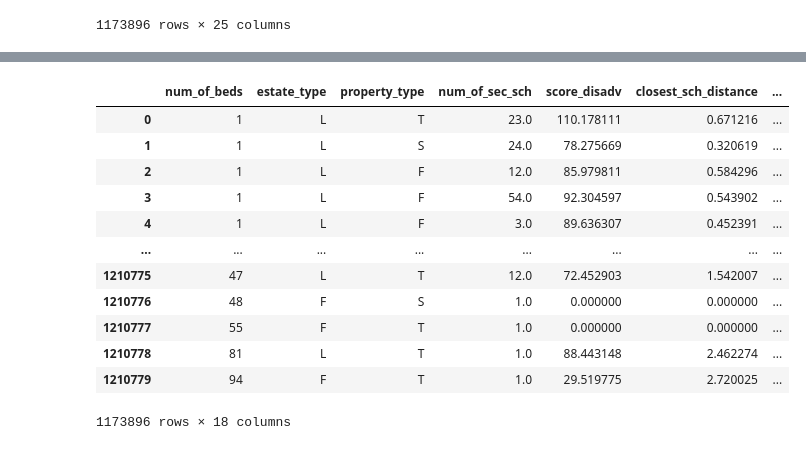
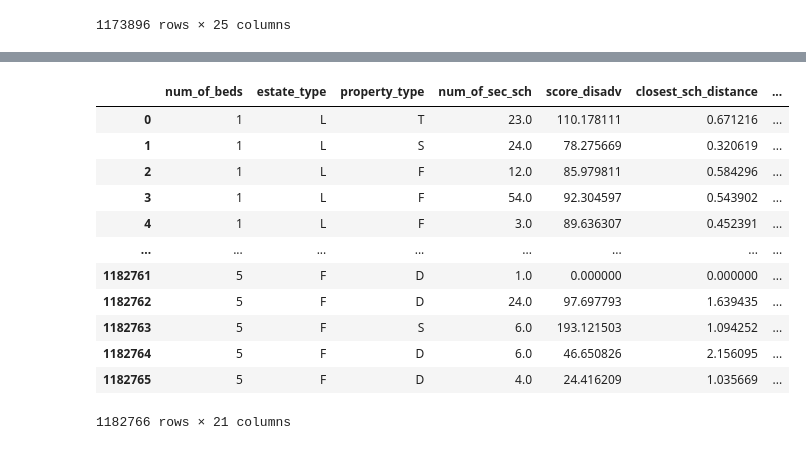
Before and after one commit to oxanaRC/CE902, a Jupyter notebook: Building_experimental_dataset.ipynb, the cells around one changed output, grey strips where cells are left out. Cells and saved outputs as stored; diff of their text form; code cells hidden in the pictures.

```diff
--- a/Building_experimental_dataset.ipynb
+++ b/Building_experimental_dataset.ipynb
@@ -520,6 +537,6 @@ See the caveats in the documentation: https://pandas.pydata.org/pandas-docs/stab
 # %%
 #extracting historic (3 months) median price per bedroom for each postal area
-sqlstring='SELECT  median_hist_3mth_ppb.postcode_area_m_y,  median_hist_3mth_ppb.median_ppb_3mnths_ago FROM projectdata.median_hist_3mth_ppb'
+sqlstring='SELECT   median_hist_3mnth_after_removed_outliers.postcode_area_m_y,   median_hist_3mnth_after_removed_outliers.median_ppb_3mnths_ago FROM projectdata. median_hist_3mnth_after_removed_outliers'
 hist_median_ppb_3mnth=db.sql(sqlstring)
 df_hist_median_ppb_3mnth=pd.DataFrame(hist_median_ppb_3mnth)
 df_hist_median_ppb_3mnth
@@ -540,6 +557,6 @@ df_hist_median_ppb_3mnth
 # %%
 #extracting historic (4 months) median price per bedroom for each postal area
-sqlstring='SELECT  median_hist_4mth_ppb.postcode_area_m_y,  median_hist_4mth_ppb.median_ppb_4mnths_ago FROM projectdata.median_hist_4mth_ppb'
+sqlstring='SELECT  median_hist_4mnth_after_removed_outliers.postcode_area_m_y,  median_hist_4mnth_after_removed_outliers.median_ppb_4mnths_ago FROM projectdata.median_hist_4mnth_after_removed_outliers'
 hist_median_ppb_4mnth=db.sql(sqlstring)
 df_hist_median_ppb_4mnth=pd.DataFrame(hist_median_ppb_4mnth)
 df_hist_median_ppb_4mnth
@@ -801,8 +818,8 @@ data
 # %%
 #removing data which has current 'price-per-bedroom' over 100% comparing to the historic medial 'price-per-bedroom'
-data = data[(data['compare_ppd_re_hist_median_3mnths'] <=100) & (data['compare_ppd_re_hist_median_3mnths'] >=-100) ]
-data = data[(data['compare_ppd_re_hist_median_4mnths'] <=100) & (data['compare_ppd_re_hist_median_4mnths'] >=-100) ]
-data
+#data = data[(data['compare_ppd_re_hist_median_3mnths'] <=100) & (data['compare_ppd_re_hist_median_3mnths'] >=-100) ]
+#data = data[(data['compare_ppd_re_hist_median_4mnths'] <=100) & (data['compare_ppd_re_hist_median_4mnths'] >=-100) ]
+#data
 # %% [output]
 |  | unique_id | num_of_beds | price_paid | town | district | estate_type | property_type | deed_date | ... |
 | 0 | 726BF13A-B9B6-0A46-E053-6C04A8C01D0D | 1 | 100000.0 | MANCHESTER | SALFORD | L | T | 20/07/2018 | ... |
@@ -819,8 +836,8 @@ data
 1173896 rows × 28 columns
 # %%
 #remove columns: 'this_price_per_bedroom',	'compare_ppd_re_hist_median_3mnths',	'compare_ppd_re_hist_median_4mnths' (these were calculated using the known sales prices)
-data.drop(['this_price_per_bedroom' ,'compare_ppd_re_hist_median_3mnths', 'compare_ppd_re_hist_median_4mnths'],  axis='columns', inplace=True)
-data
+#data.drop(['this_price_per_bedroom' ,'compare_ppd_re_hist_median_3mnths', 'compare_ppd_re_hist_median_4mnths'],  axis='columns', inplace=True)
+#data
 # %% [output]
 |  | unique_id | num_of_beds | price_paid | town | district | estate_type | property_type | deed_date | ... |
 | 0 | 726BF13A-B9B6-0A46-E053-6C04A8C01D0D | 1 | 100000.0 | MANCHESTER | SALFORD | L | T | 20/07/2018 | ... |
@@ -858,22 +875,22 @@ data_for_prediction_analysis
 # %%
 #remove columns which are no longer required
 data.drop(['unique_id' ,'town',	'district', 'deed_date',	'postcode','postcode_area_m_y', 'location_key' ],  axis='columns', inplace=True)
-data = data.loc[:, ['num_of_beds', 'estate_type', 'property_type','num_of_sec_sch','score_disadv','closest_sch_distance', 'closest_disadv_prct',	'closest_aver_attain_eng',	'closest_aver_attain_math','median_ppb_3mnths_ago','median_ppb_4mnths_ago','hist_mnth',	'distances_Lond',	'distances_Manch','distances_Birming','lat',	'long','price_paid']]
+data = data.loc[:, ['num_of_beds', 'estate_type', 'property_type','num_of_sec_sch','score_disadv','closest_sch_distance', 'closest_disadv_prct',	'closest_aver_attain_eng',	'closest_aver_attain_math','median_ppb_3mnths_ago','median_ppb_4mnths_ago','hist_mnth',	'distances_Lond',	'distances_Manch','distances_Birming','lat',	'long','this_price_per_bedroom' ,'compare_ppd_re_hist_median_3mnths', 'compare_ppd_re_hist_median_4mnths','price_paid']]
 data
 # %% [output]
 |  | num_of_beds | estate_type | property_type | num_of_sec_sch | score_disadv | closest_sch_distance | ... |
 | 0 | 1 | L | T | 23.0 | 110.178111 | 0.671216 | ... |
 | 1 | 1 | L | S | 24.0 | 78.275669 | 0.320619 | ... |
 | 2 | 1 | L | F | 12.0 | 85.979811 | 0.584296 | ... |
 | 3 | 1 | L | F | 54.0 | 92.304597 | 0.543902 | ... |
 | 4 | 1 | L | F | 3.0 | 89.636307 | 0.452391 | ... |
 | ... | ... | ... | ... | ... | ... | ... | ... |
-| 1210775 | 47 | L | T | 12.0 | 72.452903 | 1.542007 | ... |
-| 1210776 | 48 | F | S | 1.0 | 0.000000 | 0.000000 | ... |
-| 1210777 | 55 | F | T | 1.0 | 0.000000 | 0.000000 | ... |
-| 1210778 | 81 | L | T | 1.0 | 88.443148 | 2.462274 | ... |
-| 1210779 | 94 | F | T | 1.0 | 29.519775 | 2.720025 | ... |
+| 1182761 | 5 | F | D | 1.0 | 0.000000 | 0.000000 | ... |
+| 1182762 | 5 | F | D | 24.0 | 97.697793 | 1.639435 | ... |
+| 1182763 | 5 | F | S | 6.0 | 193.121503 | 1.094252 | ... |
+| 1182764 | 5 | F | D | 6.0 | 46.650826 | 2.156095 | ... |
+| 1182765 | 5 | F | D | 4.0 | 24.416209 | 1.035669 | ... |
-1173896 rows × 18 columns
+1182766 rows × 21 columns
 # %%
 #separate the main dataset into (1).the dataset which will be used for training and testing and (2).validation dataset
 #we would like to the validation dataset to contain the latest data (we would like to predictict the most recent prices - i.e. Feb 2020)
```
Also changed, not shown: parts of 17 cells of this notebook.
